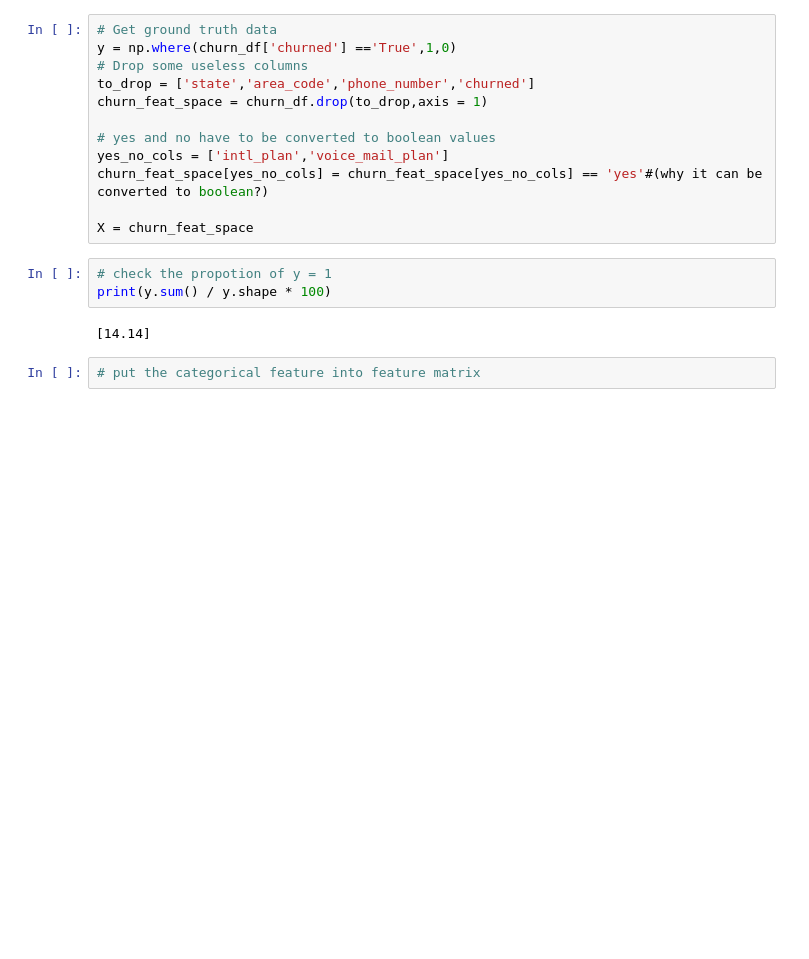
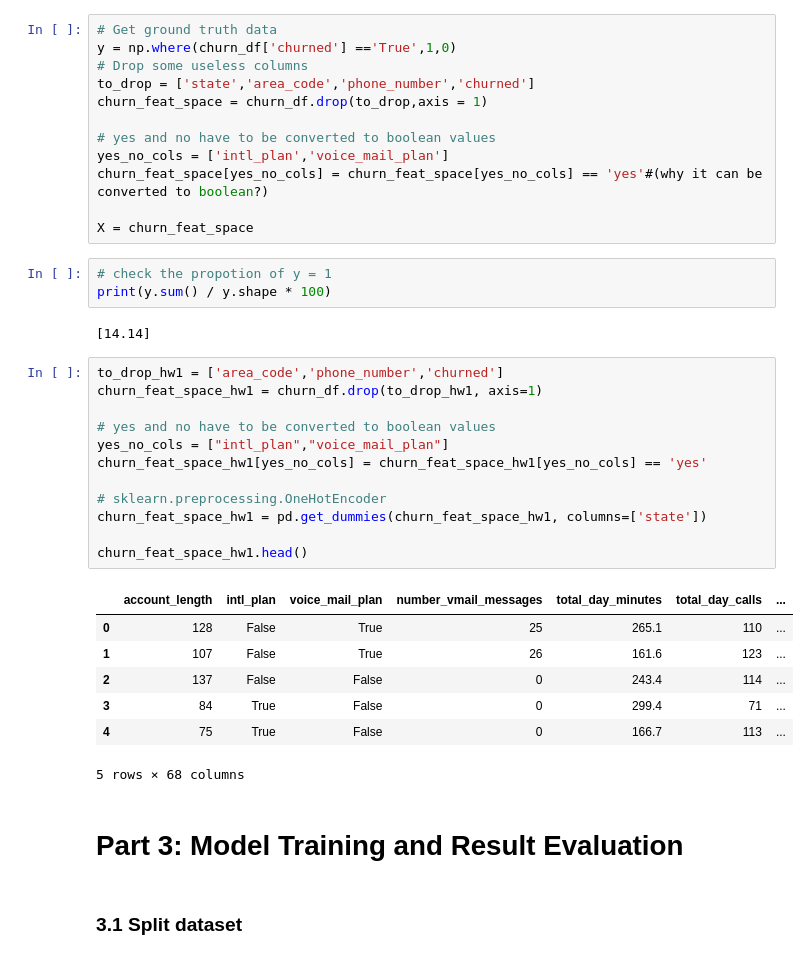
Before and after one commit to vivienfay/Customer-Churn-Rate-Prediction, a Jupyter notebook: User Churn Prediction in Telecommunicatoin.ipynb, the cells around one changed output. Saved outputs shown, nothing was run; the diff lists cells and outputs as text; blank space fills up the shorter version.

```diff
--- a/User Churn Prediction in Telecommunicatoin.ipynb
+++ b/User Churn Prediction in Telecommunicatoin.ipynb
@@ -215,5 +200,27 @@ X = churn_feat_space
 print(y.sum() / y.shape * 100)
 # %% [output]
 [14.14]
-# %%
-# put the categorical feature into feature matrix
+# %%
+to_drop_hw1 = ['area_code','phone_number','churned']
+churn_feat_space_hw1 = churn_df.drop(to_drop_hw1, axis=1)
+
+# yes and no have to be converted to boolean values
+yes_no_cols = ["intl_plan","voice_mail_plan"]
+churn_feat_space_hw1[yes_no_cols] = churn_feat_space_hw1[yes_no_cols] == 'yes'
+
+# sklearn.preprocessing.OneHotEncoder
+churn_feat_space_hw1 = pd.get_dummies(churn_feat_space_hw1, columns=['state'])
+
+churn_feat_space_hw1.head()
+# %% [output]
+|  | account_length | intl_plan | voice_mail_plan | number_vmail_messages | total_day_minutes | total_day_calls | ... |
+| 0 | 128 | False | True | 25 | 265.1 | 110 | ... |
+| 1 | 107 | False | True | 26 | 161.6 | 123 | ... |
+| 2 | 137 | False | False | 0 | 243.4 | 114 | ... |
+| 3 | 84 | True | False | 0 | 299.4 | 71 | ... |
+| 4 | 75 | True | False | 0 | 166.7 | 113 | ... |
+5 rows × 68 columns
+# %% [markdown]
+# Part 3: Model Training and Result Evaluation
+# %% [markdown]
+### 3.1 Split dataset
```
Also changed, not shown: parts of 45 cells of this notebook.
